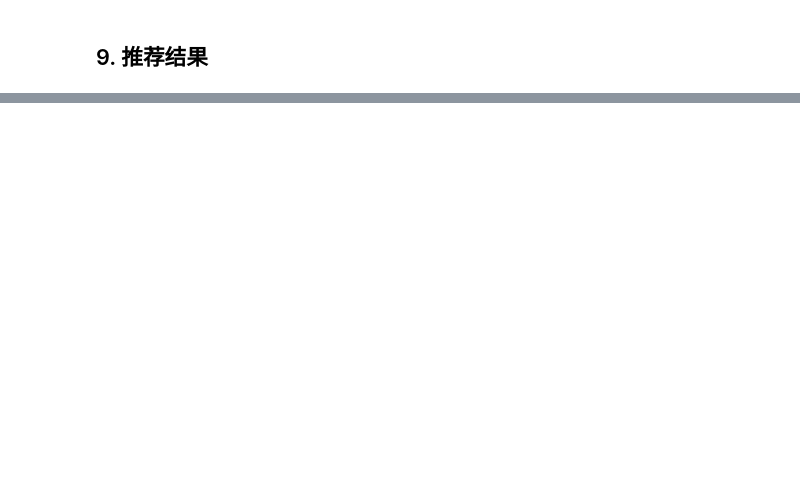
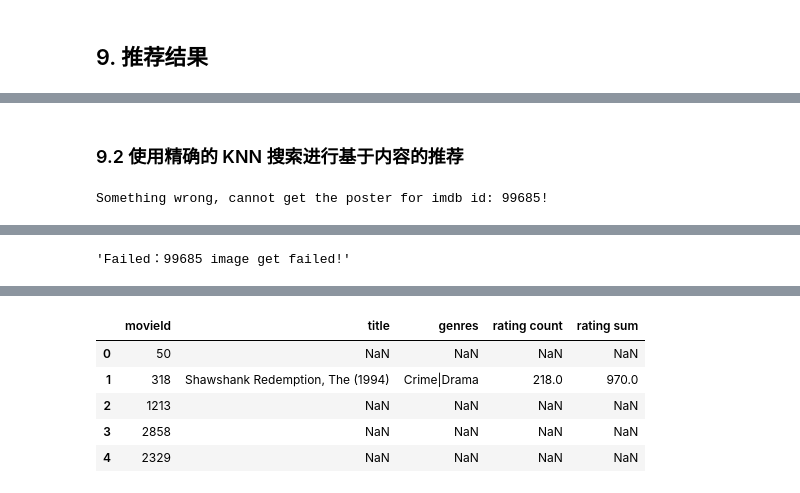
Before and after one commit to miaopei/RecommendedSystem, a Jupyter notebook: movies_recommended/movies_recommended_01.ipynb, the cells around one changed output, grey strips where cells are left out. Cells and saved outputs as stored; diff of their text form; code cells hidden in the pictures; blank space fills up the shorter version.

```diff
--- a/movies_recommended/movies_recommended_01.ipynb
+++ b/movies_recommended/movies_recommended_01.ipynb
@@ -458,0 +561,3 @@ def always_most_popular_recommendation(userId=0, top=10, poster=False, show=True
+# %%
+user_tag_mat = new_ratings.dot(TF_IDF_mat)
+user_tag_mat[0:4,0:4]
@@ -458,0 +569,12 @@ def always_most_popular_recommendation(userId=0, top=10, poster=False, show=True
+# %%
+def content_based_exact_knn_recommendation(userId=1, top=10, poster=False, show=True):
+    from sklearn.neighbors import NearestNeighbors
+    user_tag = user_tag_mat[userId,:]
+    nbrs = NearestNeighbors(n_neighbors=top, algorithm='ball_tree').fit(TF_IDF_mat)
+    distances, indices = nbrs.kneighbors(user_tag)
+    recom_movies = pd.DataFrame({'movieId':indices[0] + 1})
+    recom_movies = pd.merge(recom_movies, movies, how='left', on='movieId')
+
+    if(show):
+        show_user_movies(recom_movies, poster)
+    return recom_movies
@@ -473 +769,7 @@ movies = always_most_popular_recommendation(top=5, poster=True)
 [interactive output not drawn]
+# %% [markdown]
+### 9.2  使用精确的 KNN 搜索进行基于内容的推荐
+# %%
+content_based_exact_knn_recommendation(userId=100, top=5, poster=True)
+# %% [output]
+Something wrong, cannot get the poster for imdb id: 99685!
@@ -473,0 +778 @@ movies = always_most_popular_recommendation(top=5, poster=True)
+'Failed：99685 image get failed!'
@@ -473,0 +781,6 @@ movies = always_most_popular_recommendation(top=5, poster=True)
+|  | movieId | title | genres | rating count | rating sum |
+| 0 | 50 | NaN | NaN | NaN | NaN |
+| 1 | 318 | Shawshank Redemption, The (1994) | Crime|Drama | 218.0 | 970.0 |
+| 2 | 1213 | NaN | NaN | NaN | NaN |
+| 3 | 2858 | NaN | NaN | NaN | NaN |
+| 4 | 2329 | NaN | NaN | NaN | NaN |
```
Also changed, not shown: parts of 34 cells of this notebook, 1 other file.
